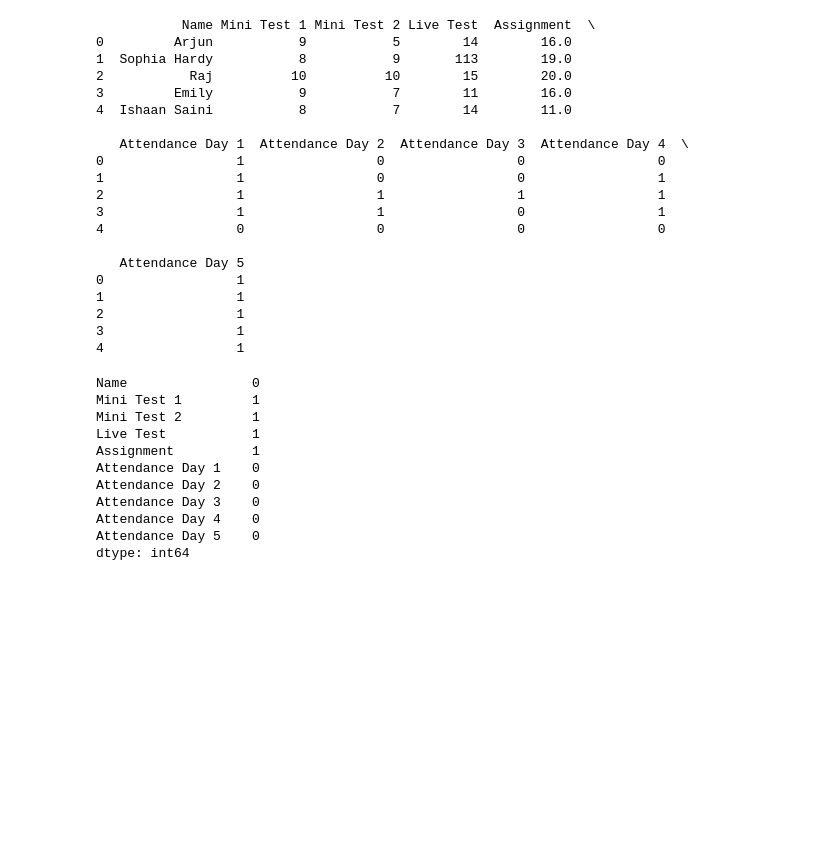
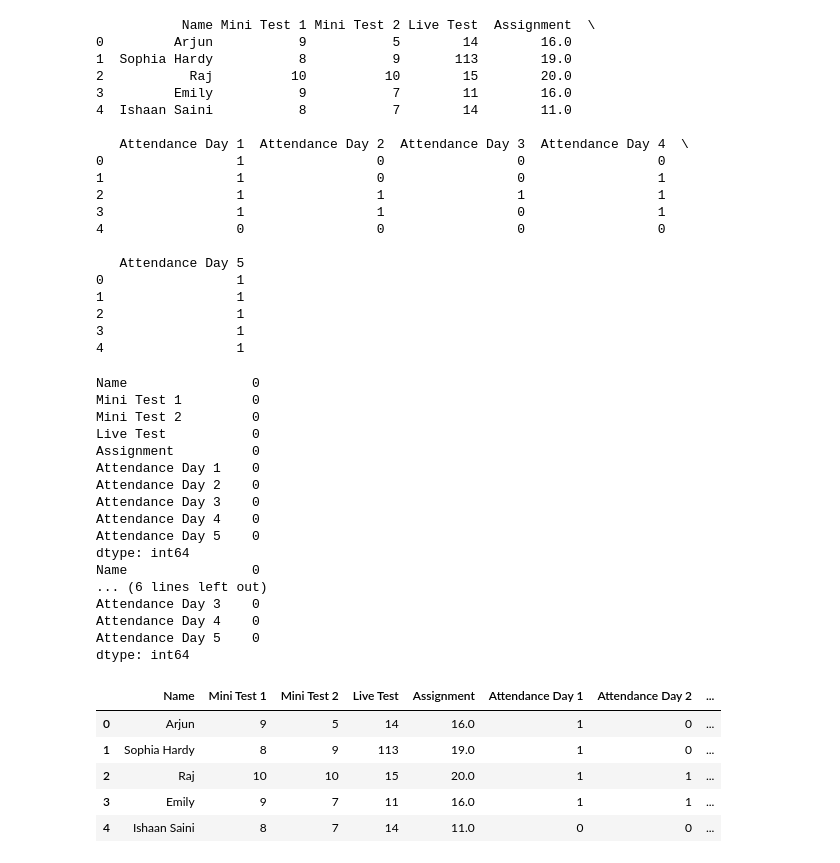
Before and after one commit to Piramu-Mahalingam/DS-Course-Assignment-1, a Jupyter notebook: Piramu_M_Mini_Project_Python_Libraries.ipynb, the cells around one changed output. Drawn from its saved outputs; the diff is of its cells as text; code cells hidden in the pictures; blank space fills up the shorter version.

```diff
--- a/Piramu_M_Mini_Project_Python_Libraries.ipynb
+++ b/Piramu_M_Mini_Project_Python_Libraries.ipynb
@@ -104,17 +106,32 @@ print(mergedf.head())
 2                 1
 3                 1
 4                 1
-# %%
-print(mergedf.isnull().sum())
-# %% [output]
-Name                0
-Mini Test 1         1
-Mini Test 2         1
-Live Test           1
-Assignment          1
-Attendance Day 1    0
-Attendance Day 2    0
-Attendance Day 3    0
-Attendance Day 4    0
-Attendance Day 5    0
-dtype: int64
+# %%
+print(mergedf.isnull().sum())
+mergedf=mergedf.fillna(0)
+print(mergedf.isnull().sum())
+mergedf.head()
+# %% [output]
+Name                0
+Mini Test 1         0
+Mini Test 2         0
+Live Test           0
+Assignment          0
+Attendance Day 1    0
+Attendance Day 2    0
+Attendance Day 3    0
+Attendance Day 4    0
+Attendance Day 5    0
+dtype: int64
+Name                0
+... (6 lines left out)
+Attendance Day 3    0
+Attendance Day 4    0
+Attendance Day 5    0
+dtype: int64
+|  | Name | Mini Test 1 | Mini Test 2 | Live Test | Assignment | Attendance Day 1 | Attendance Day 2 | ... |
+| 0 | Arjun | 9 | 5 | 14 | 16.0 | 1 | 0 | ... |
+| 1 | Sophia Hardy | 8 | 9 | 113 | 19.0 | 1 | 0 | ... |
+| 2 | Raj | 10 | 10 | 15 | 20.0 | 1 | 1 | ... |
+| 3 | Emily | 9 | 7 | 11 | 16.0 | 1 | 1 | ... |
+| 4 | Ishaan Saini | 8 | 7 | 14 | 11.0 | 0 | 0 | ... |
```
Also changed, not shown: parts of 5 cells of this notebook.
